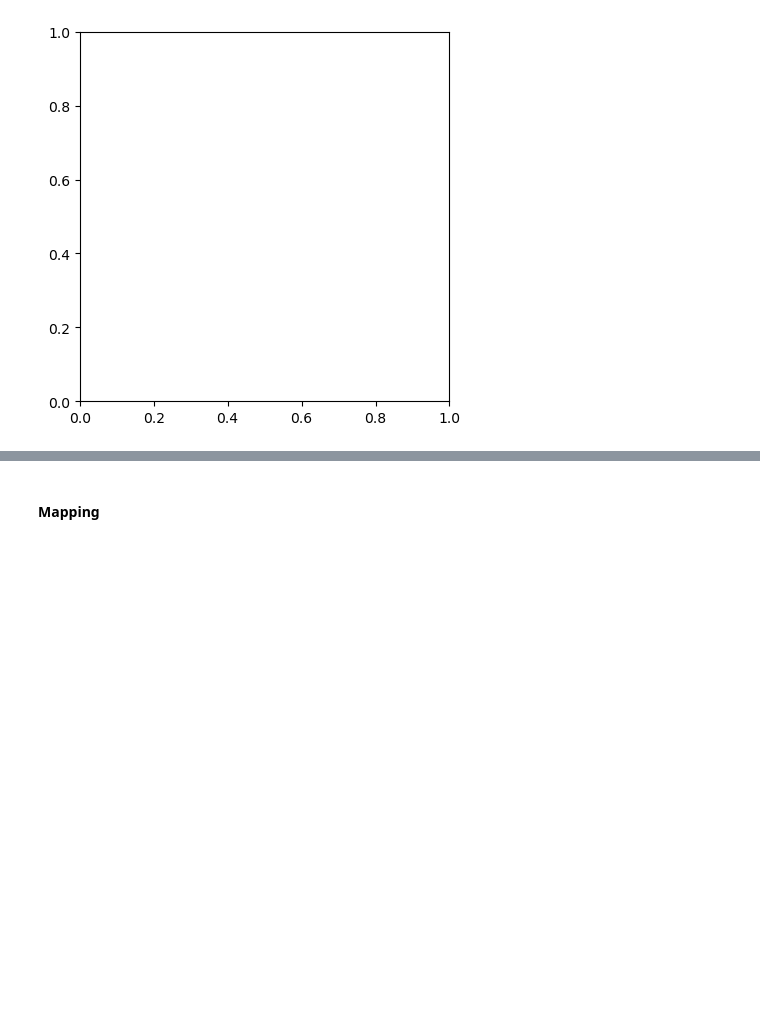
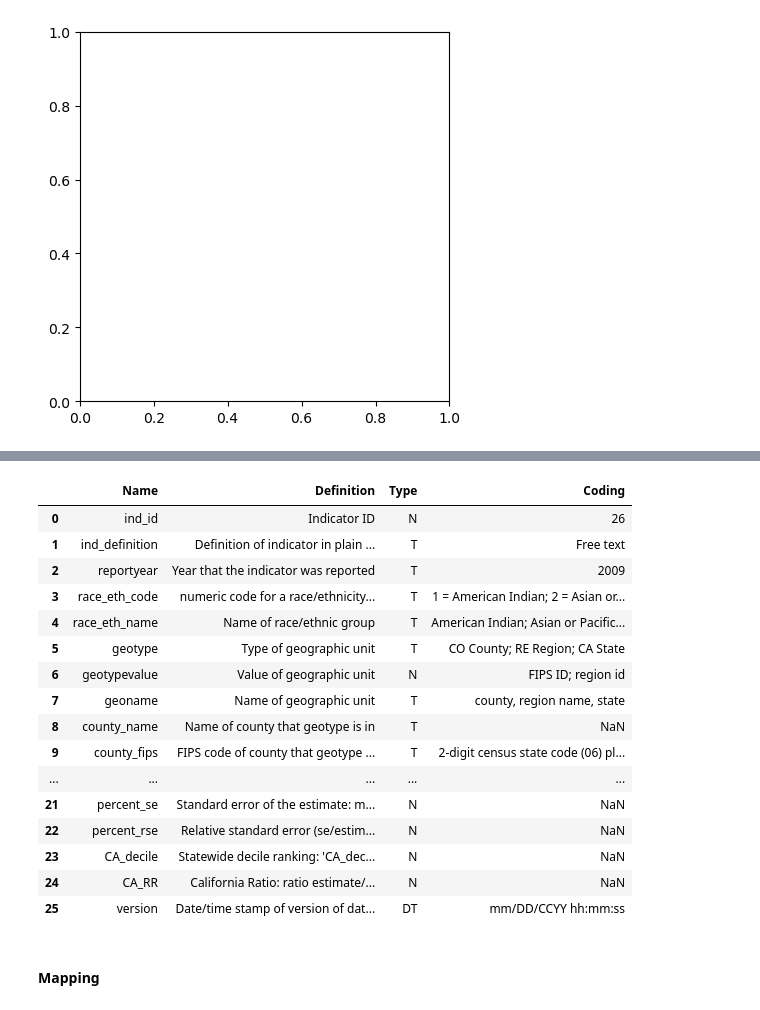
Before and after one commit to The2035Initiative/cca_grid_modeling_project, a Jupyter notebook: identifying_ctracts_oversampling.ipynb, the cells around one changed output, grey strips where cells are left out. Saved outputs shown, nothing was run; the diff lists cells and outputs as text; code cells hidden in the pictures; blank space fills up the shorter version.

```diff
--- a/identifying_ctracts_oversampling.ipynb
+++ b/identifying_ctracts_oversampling.ipynb
@@ -343,0 +377,7 @@ ejscreen_geo.plot()
+# %%
+air_conditioning = pd.read_excel('data/Climate_Vulnerability_Metric_Indicators/BRACE_AirConditioning_797_CO_RE_CA.xlsx', sheet_name=None)
+
+# collect Clim. Vuln. Factor air conditioning sheet names
+ac_sheetnames = list(air_conditioning.keys())
+
+ac_sheetnames
@@ -343,0 +390,7 @@ ejscreen_geo.plot()
+# %%
+# read in sheets as df
+ac_README = air_conditioning[ac_sheetnames[0]]
+
+ac_data = air_conditioning[ac_sheetnames[1]]
+
+ac_dict = air_conditioning[ac_sheetnames[2]]
@@ -344,3 +422,23 @@ ejscreen_geo.plot()
+# %%
+ac_dict
+# %% [output]
+|  | Name | Definition | Type | Coding |
+| 0 | ind_id | Indicator ID | N | 26 |
+| 1 | ind_definition | Definition of indicator in plain ... | T | Free text |
+| 2 | reportyear | Year that the indicator was reported | T | 2009 |
+| 3 | race_eth_code | numeric code for a race/ethnicity... | T | 1 = American Indian; 2 = Asian or... |
+| 4 | race_eth_name | Name of race/ethnic group | T | American Indian; Asian or Pacific... |
+| 5 | geotype | Type of geographic unit | T | CO County; RE Region; CA State |
+| 6 | geotypevalue | Value of geographic unit | N | FIPS ID; region id |
+| 7 | geoname | Name of geographic unit | T | county, region name, state |
+| 8 | county_name | Name of county that geotype is in | T | NaN |
+| 9 | county_fips | FIPS code of county that geotype ... | T | 2-digit census state code (06) pl... |
+| ... | ... | ... | ... | ... |
+| 21 | percent_se | Standard error of the estimate: m... | N | NaN |
+| 22 | percent_rse | Relative standard error (se/estim... | N | NaN |
+| 23 | CA_decile | Statewide decile ranking: 'CA_dec... | N | NaN |
+| 24 | CA_RR | California Ratio: ratio estimate/... | N | NaN |
+| 25 | version | Date/time stamp of version of dat... | DT | mm/DD/CCYY hh:mm:ss |
 # %% [markdown]
 #### Mapping
 # %% [markdown]
```
Also changed, not shown: parts of 9 cells of this notebook.
